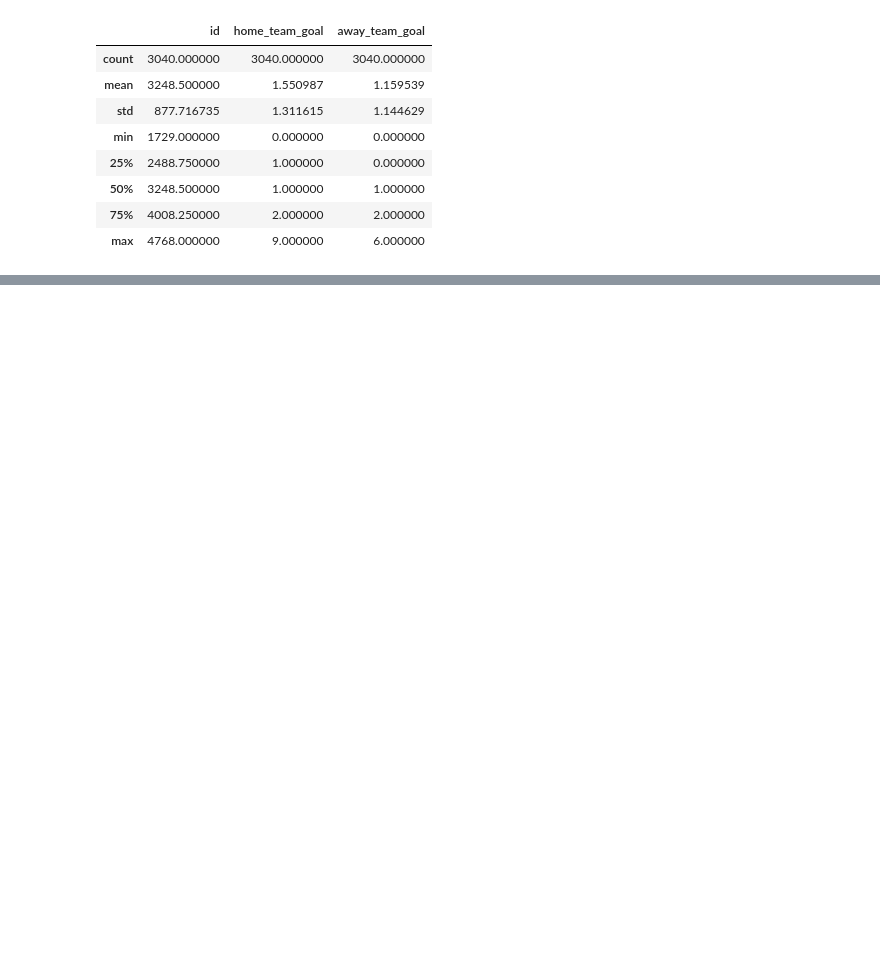
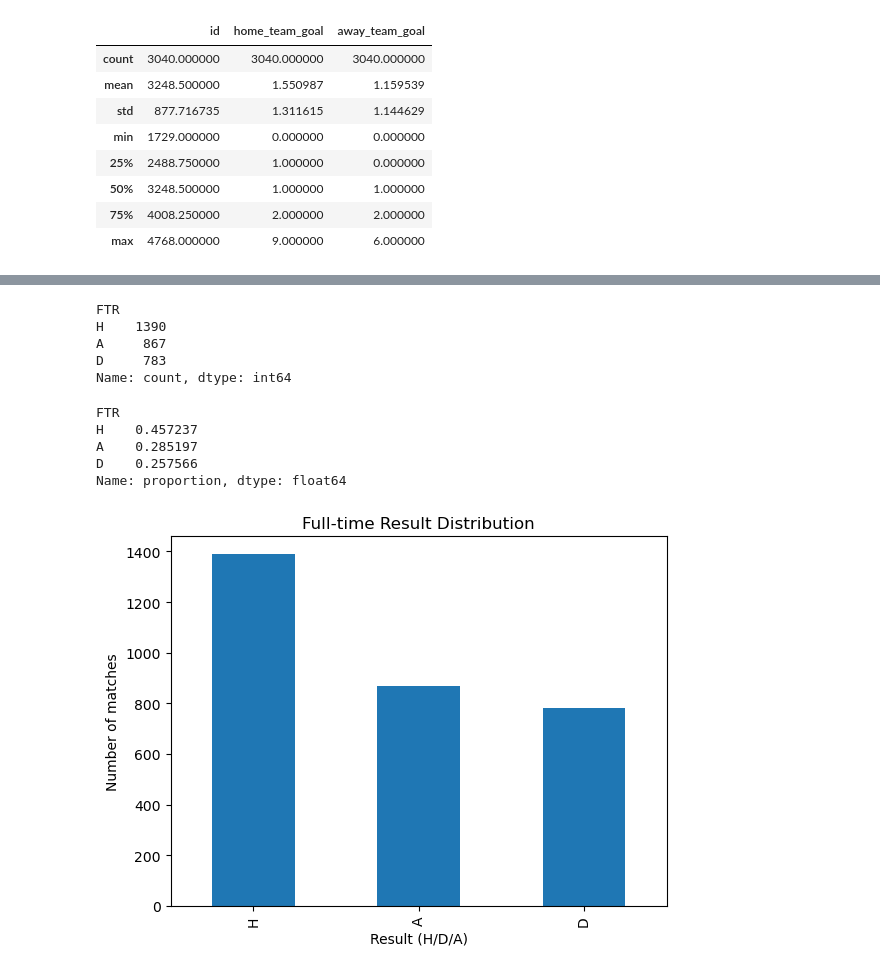
Before and after one commit to Jayodya-gveb/Sports-Analytics-, a Jupyter notebook: notebooks/Part1_Data_Extraction_EDA.ipynb, the cells around one changed output, grey strips where cells are left out. Drawn from its saved outputs; the diff is of its cells as text; code cells hidden in the pictures; blank space fills up the shorter version.

```diff
--- a/notebooks/Part1_Data_Extraction_EDA.ipynb
+++ b/notebooks/Part1_Data_Extraction_EDA.ipynb
@@ -94,3 +94,14 @@ df.describe()
 | 50% | 3248.500000 | 1.000000 | 1.000000 |
 | 75% | 4008.250000 | 2.000000 | 2.000000 |
 | max | 4768.000000 | 9.000000 | 6.000000 |
+# %%
+def get_result(row):
+    if row['home_team_goal'] > row['away_team_goal']:
+        return 'H'   # home win
+    elif row['home_team_goal'] < row['away_team_goal']:
+        return 'A'   # away win
+    else:
+        return 'D'   # draw
+
+df['FTR'] = df.apply(get_result, axis=1)
+df[['home_team', 'away_team', 'home_team_goal', 'away_team_goal', 'FTR']].head()
@@ -96,0 +151,3 @@ df.describe()
+# %%
+df['date'] = pd.to_datetime(df['date'])
+df.info()
@@ -96,0 +172,26 @@ df.describe()
+# %%
+df['FTR'].value_counts()
+# %% [output]
+FTR
+H    1390
+A     867
+D     783
+Name: count, dtype: int64
+# %%
+df['FTR'].value_counts(normalize=True)
+# %% [output]
+FTR
+H    0.457237
+A    0.285197
+D    0.257566
+Name: proportion, dtype: float64
+# %%
+import matplotlib.pyplot as plt
+
+df['FTR'].value_counts().plot(kind='bar')
+plt.title('Full-time Result Distribution')
+plt.xlabel('Result (H/D/A)')
+plt.ylabel('Number of matches')
+plt.show()
+# %% [output]
+[figure, added]
```
Also changed, not shown: parts of 12 cells of this notebook.
